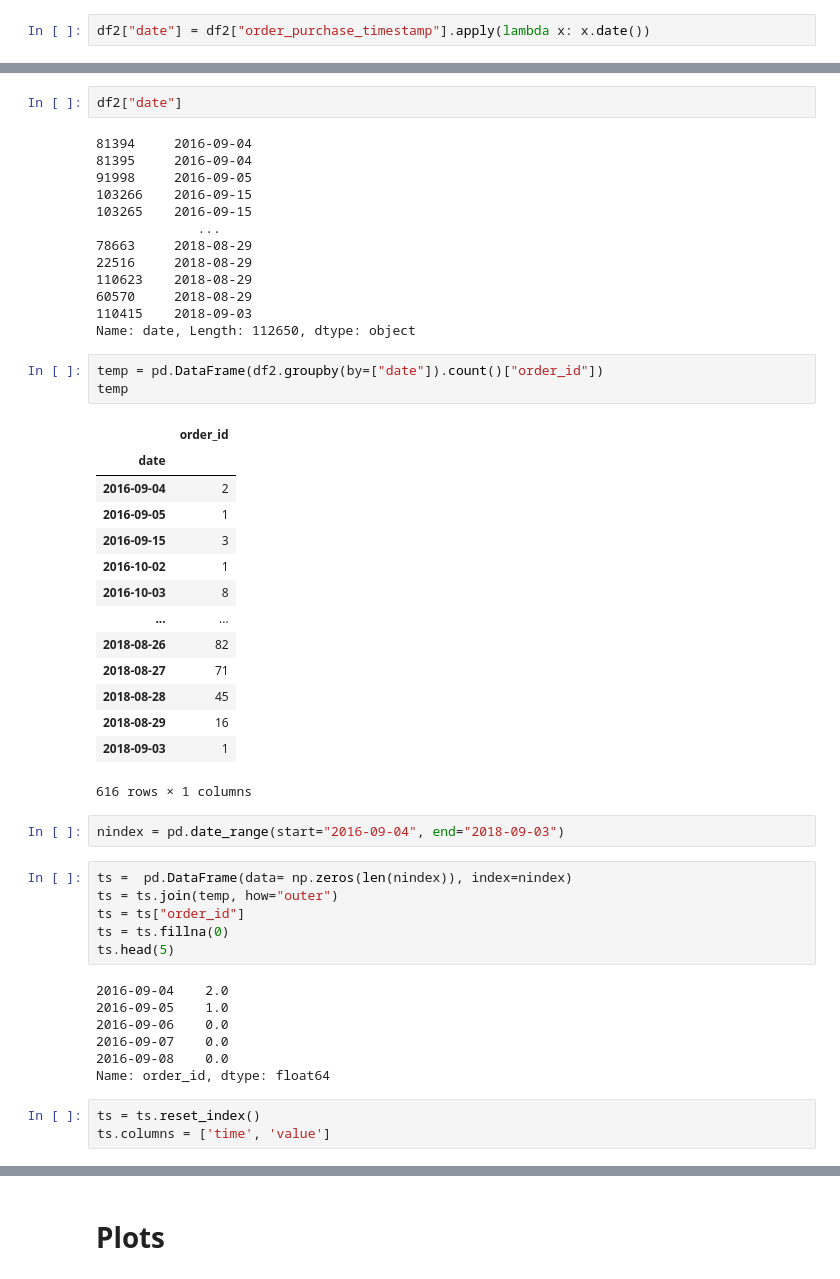
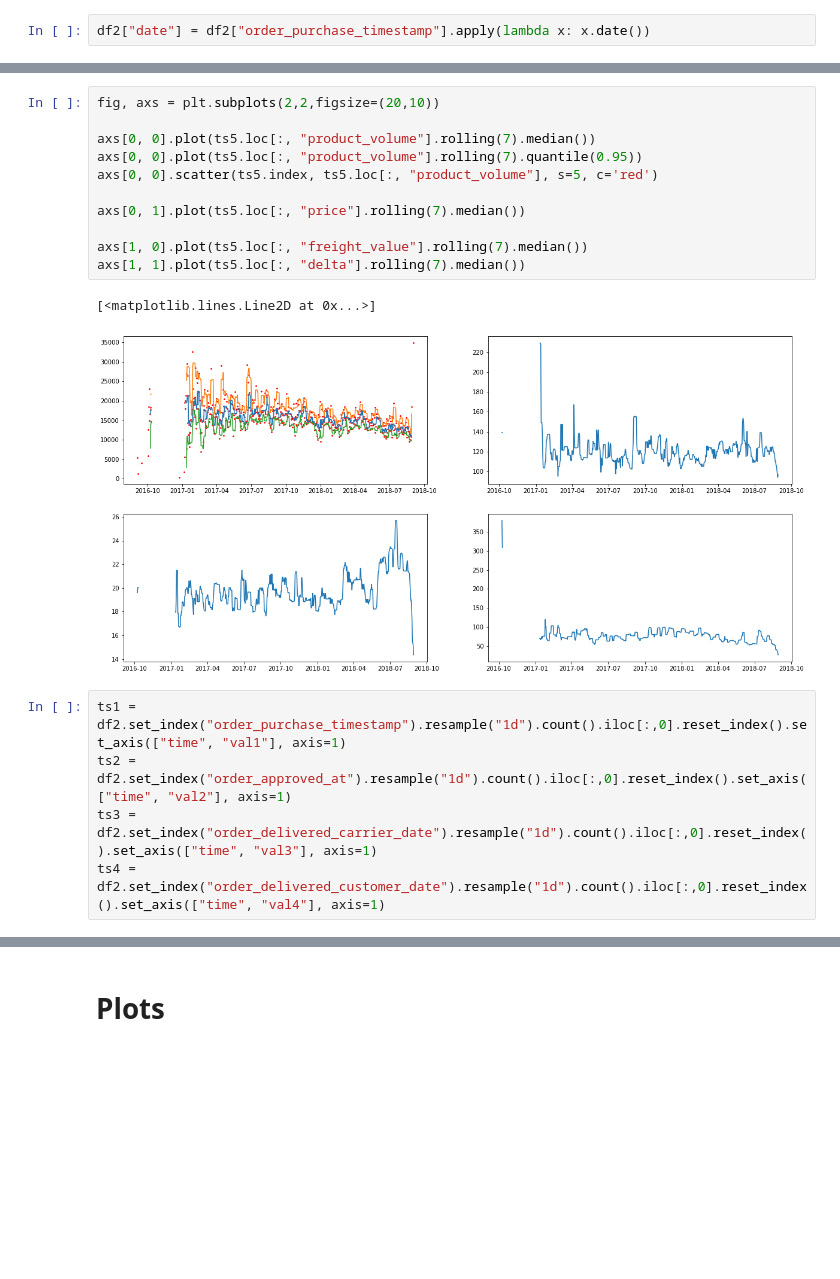
Before and after one commit to finloop/data-science-notebooks, a Jupyter notebook: e_commerce/e-commerce-time-series.ipynb, the cells around one changed output, grey strips where cells are left out. Saved outputs shown, nothing was run; the diff lists cells and outputs as text; blank space fills up the shorter version.

```diff
--- a/e_commerce/e-commerce-time-series.ipynb
+++ b/e_commerce/e-commerce-time-series.ipynb
@@ -75,51 +173,19 @@ df2["date"] = df2["order_purchase_timestamp"].apply(lambda x: x.date())
+# %%
+fig, axs = plt.subplots(2,2,figsize=(20,10))
+
+axs[0, 0].plot(ts5.loc[:, "product_volume"].rolling(7).median())
+axs[0, 0].plot(ts5.loc[:, "product_volume"].rolling(7).quantile(0.95))
+axs[0, 0].scatter(ts5.index, ts5.loc[:, "product_volume"], s=5, c='red')
+
+axs[0, 1].plot(ts5.loc[:, "price"].rolling(7).median())
+
+axs[1, 0].plot(ts5.loc[:, "freight_value"].rolling(7).median())
+axs[1, 1].plot(ts5.loc[:, "delta"].rolling(7).median())
+# %% [output]
+[<matplotlib.lines.Line2D at 0x...>]
+[figure, added]
 # %%
-df2["date"]
+ts1 = df2.set_index("order_purchase_timestamp").resample("1d").count().iloc[:,0].reset_index().set_axis(["time", "val1"], axis=1)
+ts2 = df2.set_index("order_approved_at").resample("1d").count().iloc[:,0].reset_index().set_axis(["time", "val2"], axis=1)
+ts3 = df2.set_index("order_delivered_carrier_date").resample("1d").count().iloc[:,0].reset_index().set_axis(["time", "val3"], axis=1)
+ts4 = df2.set_index("order_delivered_customer_date").resample("1d").count().iloc[:,0].reset_index().set_axis(["time", "val4"], axis=1)
-# %% [output]
-81394     2016-09-04
-81395     2016-09-04
-91998     2016-09-05
-103266    2016-09-15
-103265    2016-09-15
-             ...
-78663     2018-08-29
-22516     2018-08-29
-110623    2018-08-29
-60570     2018-08-29
-110415    2018-09-03
-Name: date, Length: 112650, dtype: object
-# %%
-temp = pd.DataFrame(df2.groupby(by=["date"]).count()["order_id"])
-temp
-# %% [output]
-|  | order_id |
-| date |  |
-| 2016-09-04 | 2 |
-| 2016-09-05 | 1 |
-| 2016-09-15 | 3 |
-| 2016-10-02 | 1 |
-| 2016-10-03 | 8 |
-| ... | ... |
-| 2018-08-26 | 82 |
-| 2018-08-27 | 71 |
-| 2018-08-28 | 45 |
-| 2018-08-29 | 16 |
-| 2018-09-03 | 1 |
-616 rows × 1 columns
-# %%
-nindex = pd.date_range(start="2016-09-04", end="2018-09-03")
-# %%
-ts =  pd.DataFrame(data= np.zeros(len(nindex)), index=nindex)
-ts = ts.join(temp, how="outer")
-ts = ts["order_id"]
-ts = ts.fillna(0)
-ts.head(5)
-# %% [output]
-2016-09-04    2.0
-2016-09-05    1.0
-2016-09-06    0.0
-2016-09-07    0.0
-2016-09-08    0.0
-Name: order_id, dtype: float64
-# %%
-ts = ts.reset_index()
-ts.columns = ['time', 'value']
```
Also changed, not shown: parts of 28 cells of this notebook.
